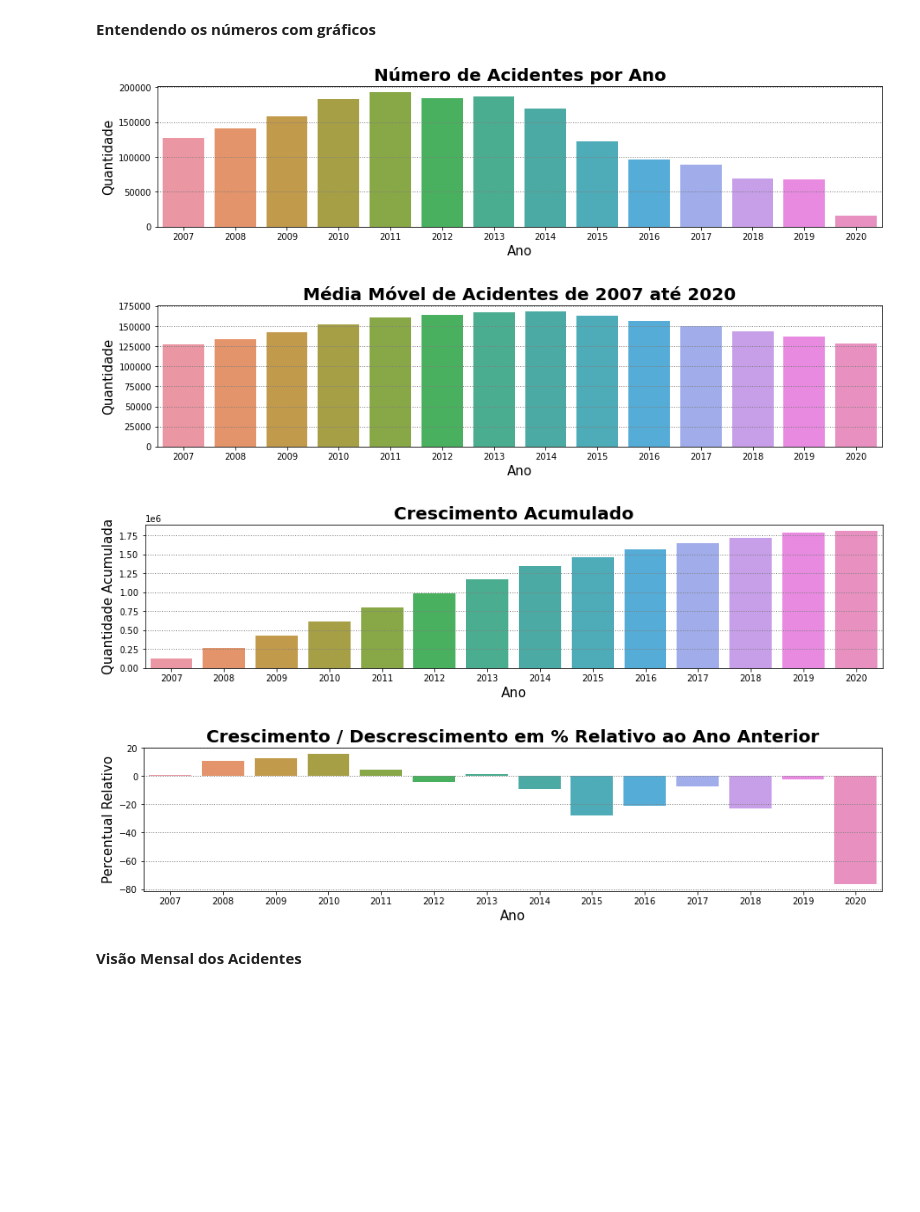
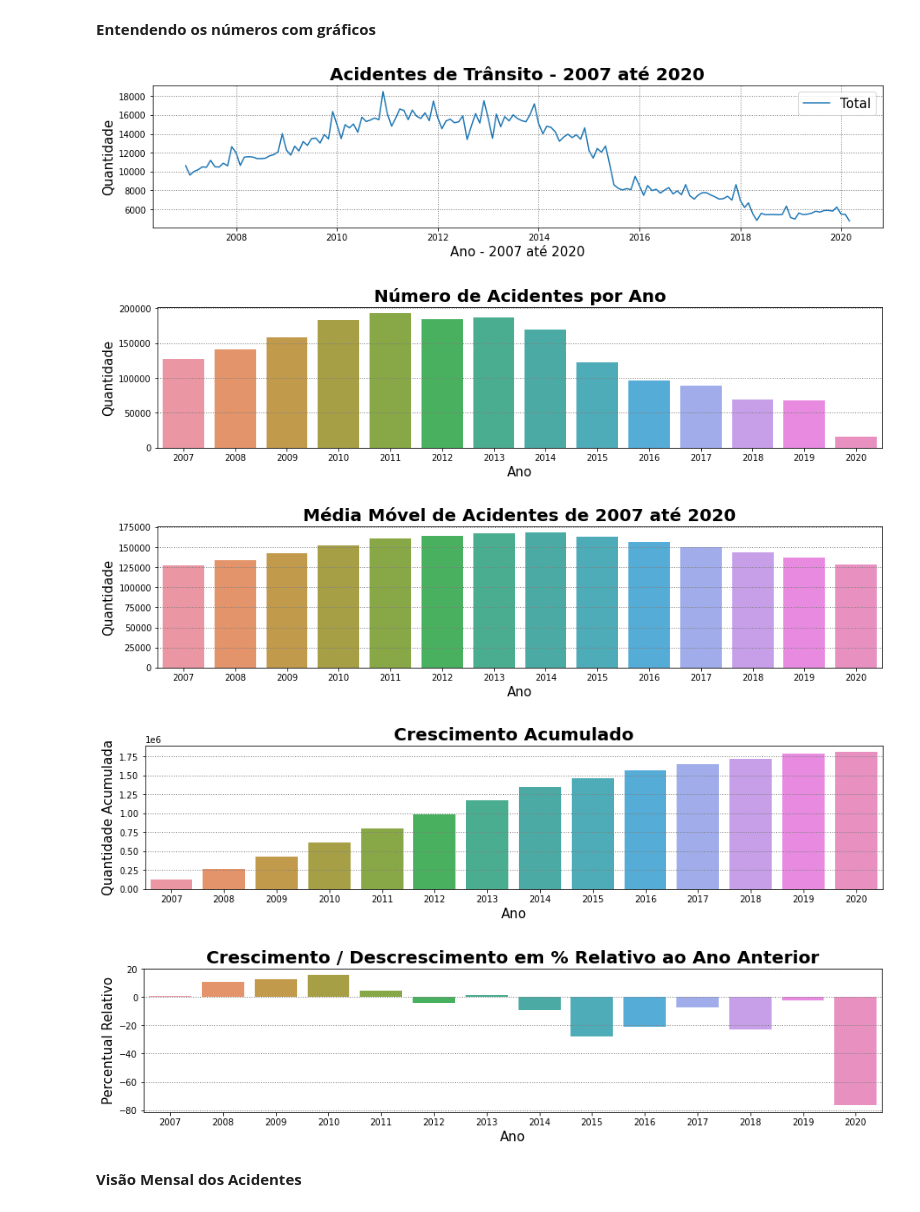
Before and after one commit to FelipeGBarreto/Projects, a Jupyter notebook: Acidentes_Rodovias_Federais.ipynb, the cells around one changed output. Saved outputs shown, nothing was run; the diff lists cells and outputs as text; code cells hidden in the pictures; blank space fills up the shorter version.

```diff
--- a/Acidentes_Rodovias_Federais.ipynb
+++ b/Acidentes_Rodovias_Federais.ipynb
@@ -123,39 +123,53 @@ acidentes
 | 13 | 2020 | 15708 | 1804078 | 128863 | -76.71 |
 # %% [markdown]
 **Entendendo os números com gráficos**
+# %%
+acidentes_tot = dataset.groupby(["Ano","Mes"])[["id"]].count().reset_index()
+acidentes_tot["Ano_mes"] = acidentes_tot.Ano.map(str) + "-" + acidentes_tot.Mes.map(str)
+acidentes_tot.Ano_mes = pd.to_datetime(acidentes_tot.Ano_mes) #Se não transformasse em uma série temporal, todos os meses apareceriam (ficaria inviável visualizar o eixo x)
 # %%
+plt.figure(figsize=(15,3));
+ax0=sns.lineplot(data=acidentes_tot,x=acidentes_tot.Ano_mes,y="id");
+ax.xaxis.set_major_locator(plt.MaxNLocator(10))
+plt.grid(color='gray', linestyle='dotted', linewidth=1);
+plt.title('Acidentes de Trânsito - 2007 até 2020',fontweight='bold', fontsize=20);
+plt.xlabel("Ano - 2007 até 2020", fontsize=15);
+plt.ylabel("Quantidade", fontsize=15);
+plt.legend(["Total"], fontsize=15);
+
 plt.figure(figsize=(15,3))
 plt.grid(color='gray', linestyle=':', linewidth=1)
 plt.title('Número de Acidentes por Ano',fontweight='bold', fontsize=20)
 ax = sns.barplot(data=acidentes, x="Ano", y="Qtd")
 ax.set_ylabel("Quantidade", fontsize=15)
 ax.set_xlabel("Ano", fontsize=15);
 
 plt.figure(figsize=(15,3))
 plt.grid(color='gray', linestyle=':', linewidth=1)
 plt.title('Média Móvel de Acidentes de 2007 até 2020',fontweight='bold', fontsize=20)
 ax = sns.barplot(data=acidentes, x="Ano", y="Media_Movel")
 ax.set_ylabel("Quantidade", fontsize=15)
 ax.set_xlabel("Ano", fontsize=15);
 
 plt.figure(figsize=(15,3))
 plt.grid(color='gray', linestyle=':', linewidth=1)
 plt.title('Crescimento Acumulado',fontweight='bold', fontsize=20)
 ax = sns.barplot(data=acidentes, x="Ano", y="Acumulado")
 ax.set_ylabel("Quantidade Acumulada", fontsize=15)
 ax.set_xlabel("Ano", fontsize=15);
 
 plt.figure(figsize=(15,3))
 plt.grid(color='gray', linestyle=':', linewidth=1)
 plt.title('Crescimento / Descrescimento em % Relativo ao Ano Anterior',fontweight='bold', fontsize=20)
 ax = sns.barplot(data=acidentes, x="Ano", y="Relativo_ano_anterior_(%)")
 ax.set_ylabel("Percentual Relativo", fontsize=15)
 ax.set_xlabel("Ano", fontsize=15);
 # %% [output]
-[figure, old version]
+[figure, new version]
-[figure, old version]
+[figure, new version]
-[figure, old version]
+[figure, new version]
-[figure, old version]
+[figure, new version]
+[figure, added]
 # %% [markdown]
 **Visão Mensal dos Acidentes**
 # %%
```
Also changed, not shown: parts of 3 cells of this notebook.
